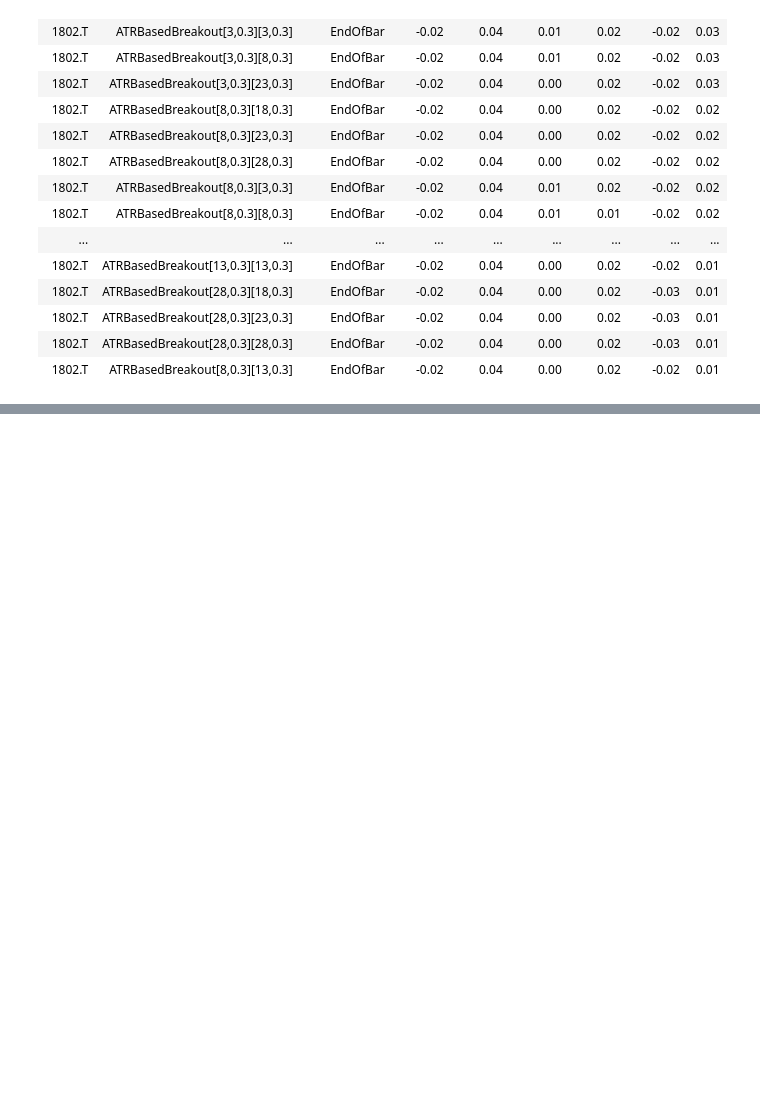
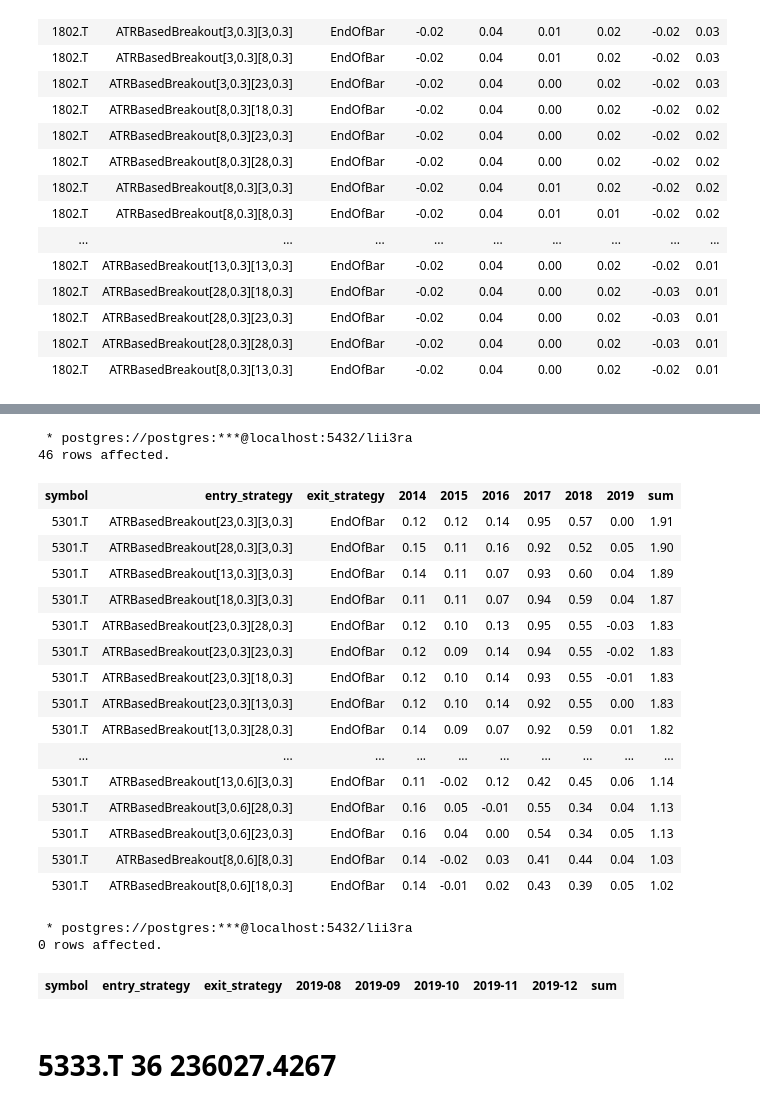
Before and after one commit to tranducquy/lii3ra, a Jupyter notebook: jupyter/ATRBasedBreakout_EndofBar/optimize_1619.ipynb, the cells around one changed output, grey strips where cells are left out. Cells and saved outputs as stored; diff of their text form; code cells hidden in the pictures; blank space fills up the shorter version.

```diff
--- a/jupyter/ATRBasedBreakout_EndofBar/optimize_1619.ipynb
+++ b/jupyter/ATRBasedBreakout_EndofBar/optimize_1619.ipynb
@@ -407,0 +568,33 @@ query = initial_sql.backtest_profit_monthry_query.format(initial_sql.b01m,initia
+# %%
+symbol = '5301.T'
+query = initial_sql.backtest_profit_query.format(initial_sql.b01,initial_sql.b02,initial_sql.b03,initial_sql.b04,initial_sql.b05,initial_sql.b06,initial_sql.b04,initial_sql.b01,initial_sql.b02,initial_sql.b03,initial_sql.b05,initial_sql.b06,symbol)
+%sql $query
+# %% [output]
+ * postgres://postgres:***@localhost:5432/lii3ra
+46 rows affected.
+| symbol | entry_strategy | exit_strategy | 2014 | 2015 | 2016 | 2017 | 2018 | 2019 | sum |
+| 5301.T | ATRBasedBreakout[23,0.3][3,0.3] | EndOfBar | 0.12 | 0.12 | 0.14 | 0.95 | 0.57 | 0.00 | 1.91 |
+| 5301.T | ATRBasedBreakout[28,0.3][3,0.3] | EndOfBar | 0.15 | 0.11 | 0.16 | 0.92 | 0.52 | 0.05 | 1.90 |
+| 5301.T | ATRBasedBreakout[13,0.3][3,0.3] | EndOfBar | 0.14 | 0.11 | 0.07 | 0.93 | 0.60 | 0.04 | 1.89 |
+| 5301.T | ATRBasedBreakout[18,0.3][3,0.3] | EndOfBar | 0.11 | 0.11 | 0.07 | 0.94 | 0.59 | 0.04 | 1.87 |
+| 5301.T | ATRBasedBreakout[23,0.3][28,0.3] | EndOfBar | 0.12 | 0.10 | 0.13 | 0.95 | 0.55 | -0.03 | 1.83 |
+| 5301.T | ATRBasedBreakout[23,0.3][23,0.3] | EndOfBar | 0.12 | 0.09 | 0.14 | 0.94 | 0.55 | -0.02 | 1.83 |
+| 5301.T | ATRBasedBreakout[23,0.3][18,0.3] | EndOfBar | 0.12 | 0.10 | 0.14 | 0.93 | 0.55 | -0.01 | 1.83 |
+| 5301.T | ATRBasedBreakout[23,0.3][13,0.3] | EndOfBar | 0.12 | 0.10 | 0.14 | 0.92 | 0.55 | 0.00 | 1.83 |
+| 5301.T | ATRBasedBreakout[13,0.3][28,0.3] | EndOfBar | 0.14 | 0.09 | 0.07 | 0.92 | 0.59 | 0.01 | 1.82 |
+| ... | ... | ... | ... | ... | ... | ... | ... | ... | ... |
+| 5301.T | ATRBasedBreakout[13,0.6][3,0.3] | EndOfBar | 0.11 | -0.02 | 0.12 | 0.42 | 0.45 | 0.06 | 1.14 |
+| 5301.T | ATRBasedBreakout[3,0.6][28,0.3] | EndOfBar | 0.16 | 0.05 | -0.01 | 0.55 | 0.34 | 0.04 | 1.13 |
+| 5301.T | ATRBasedBreakout[3,0.6][23,0.3] | EndOfBar | 0.16 | 0.04 | 0.00 | 0.54 | 0.34 | 0.05 | 1.13 |
+| 5301.T | ATRBasedBreakout[8,0.6][8,0.3] | EndOfBar | 0.14 | -0.02 | 0.03 | 0.41 | 0.44 | 0.04 | 1.03 |
+| 5301.T | ATRBasedBreakout[8,0.6][18,0.3] | EndOfBar | 0.14 | -0.01 | 0.02 | 0.43 | 0.39 | 0.05 | 1.02 |
+# %%
+symbol = '5301.T'
+query = initial_sql.backtest_profit_monthry_query.format(initial_sql.b01m,initial_sql.b02m,initial_sql.b03m,initial_sql.b04m,initial_sql.b05m,initial_sql.b01m,initial_sql.b02m,initial_sql.b03m,initial_sql.b04m,initial_sql.b05m,symbol)
+%sql $query
+# %% [output]
+ * postgres://postgres:***@localhost:5432/lii3ra
+0 rows affected.
+| symbol | entry_strategy | exit_strategy | 2019-08 | 2019-09 | 2019-10 | 2019-11 | 2019-12 | sum |
+# %% [markdown]
+# 5333.T 	36 	236027.4267
```
Also changed, not shown: parts of 27 cells of this notebook, 8 other files.
